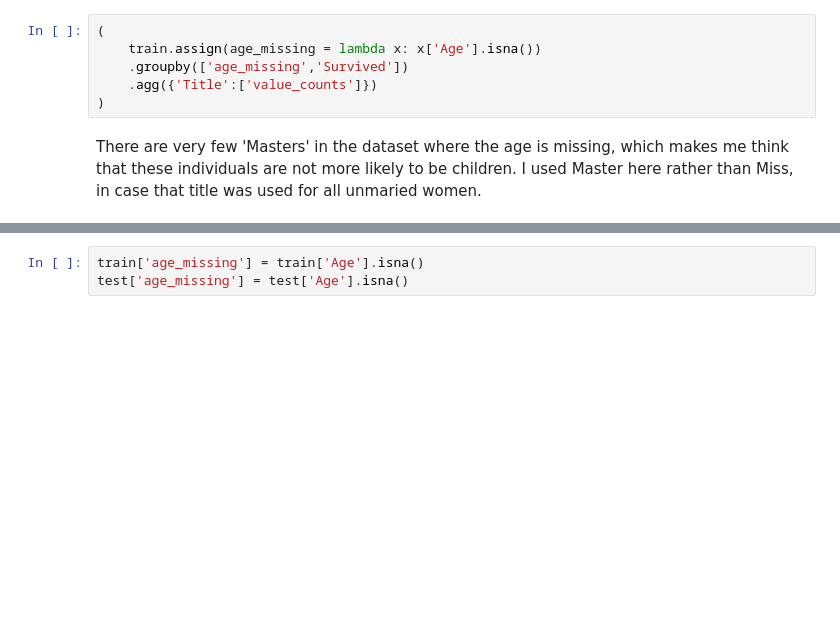
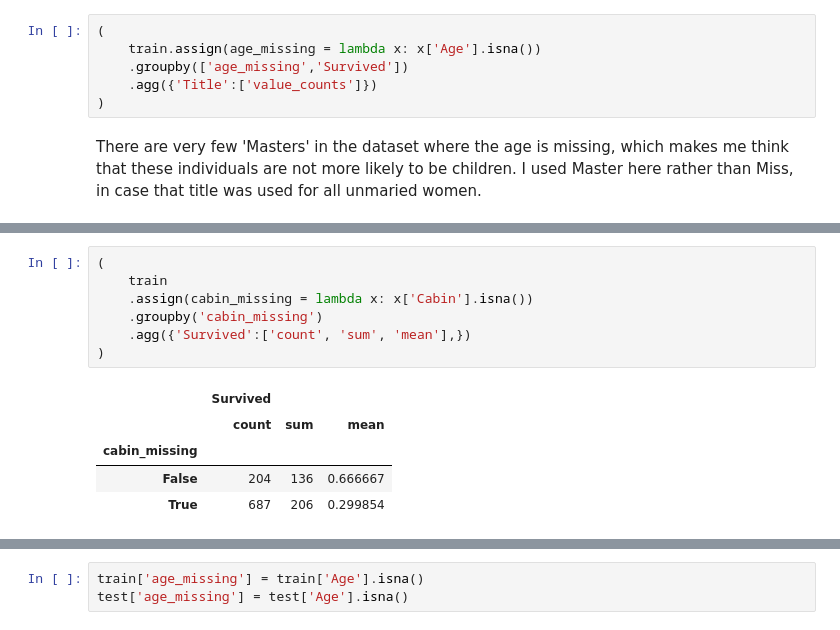
Before and after one commit to stephentown42/ML_examples, a Jupyter notebook: notebooks/titanic/2_imputing_missing_data.ipynb, the cells around one changed output, grey strips where cells are left out. Drawn from its saved outputs; the diff is of its cells as text; blank space fills up the shorter version.

```diff
--- a/notebooks/titanic/2_imputing_missing_data.ipynb
+++ b/notebooks/titanic/2_imputing_missing_data.ipynb
@@ -148,0 +195,13 @@ There are very few 'Masters' in the dataset where the age is missing, which make
+# %%
+(
+    train
+    .assign(cabin_missing = lambda x: x['Cabin'].isna())
+    .groupby('cabin_missing')
+    .agg({'Survived':['count', 'sum', 'mean'],})
+)
+# %% [output]
+|  | Survived |  |  |
+|  | count | sum | mean |
+| cabin_missing |  |  |  |
+| False | 204 | 136 | 0.666667 |
+| True | 687 | 206 | 0.299854 |
```
Also changed, not shown: parts of 43 cells of this notebook, 3 other files.
